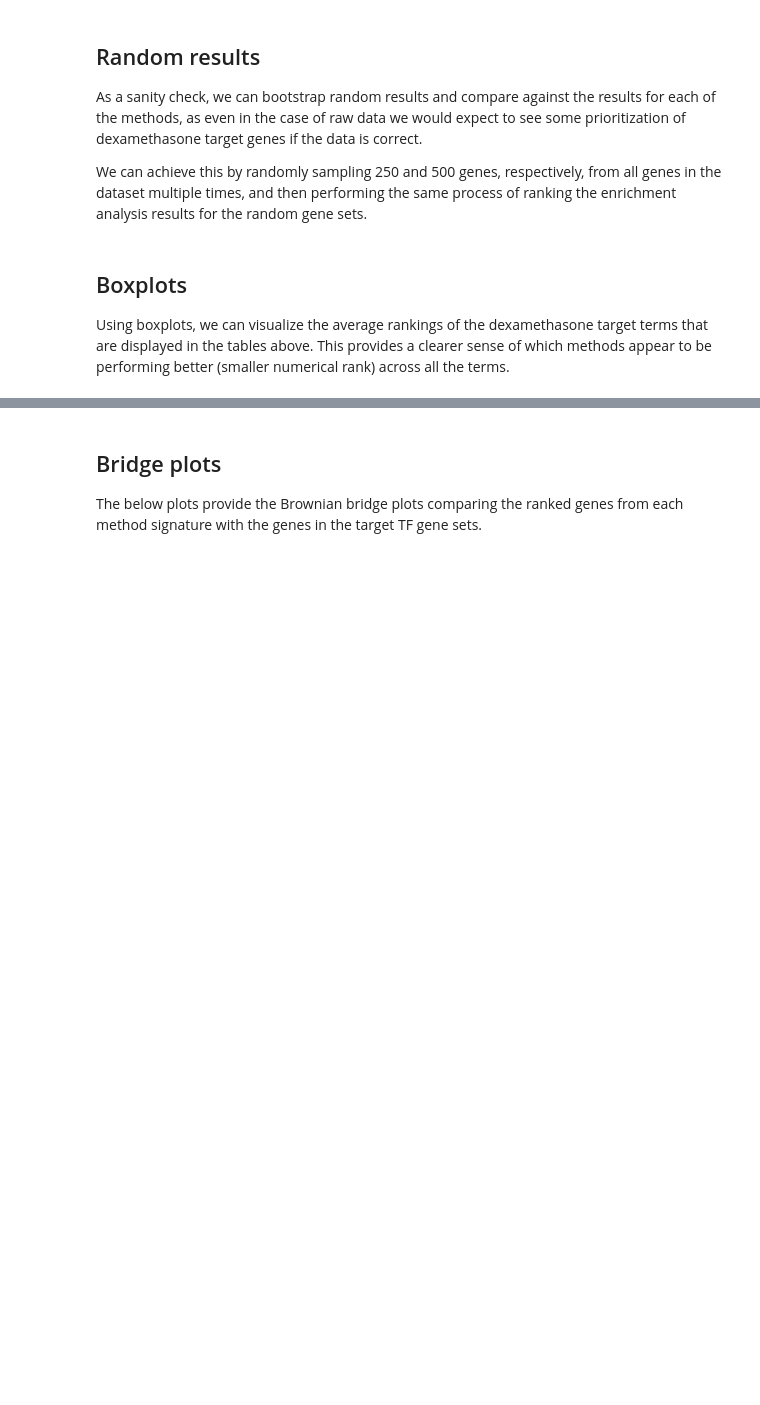
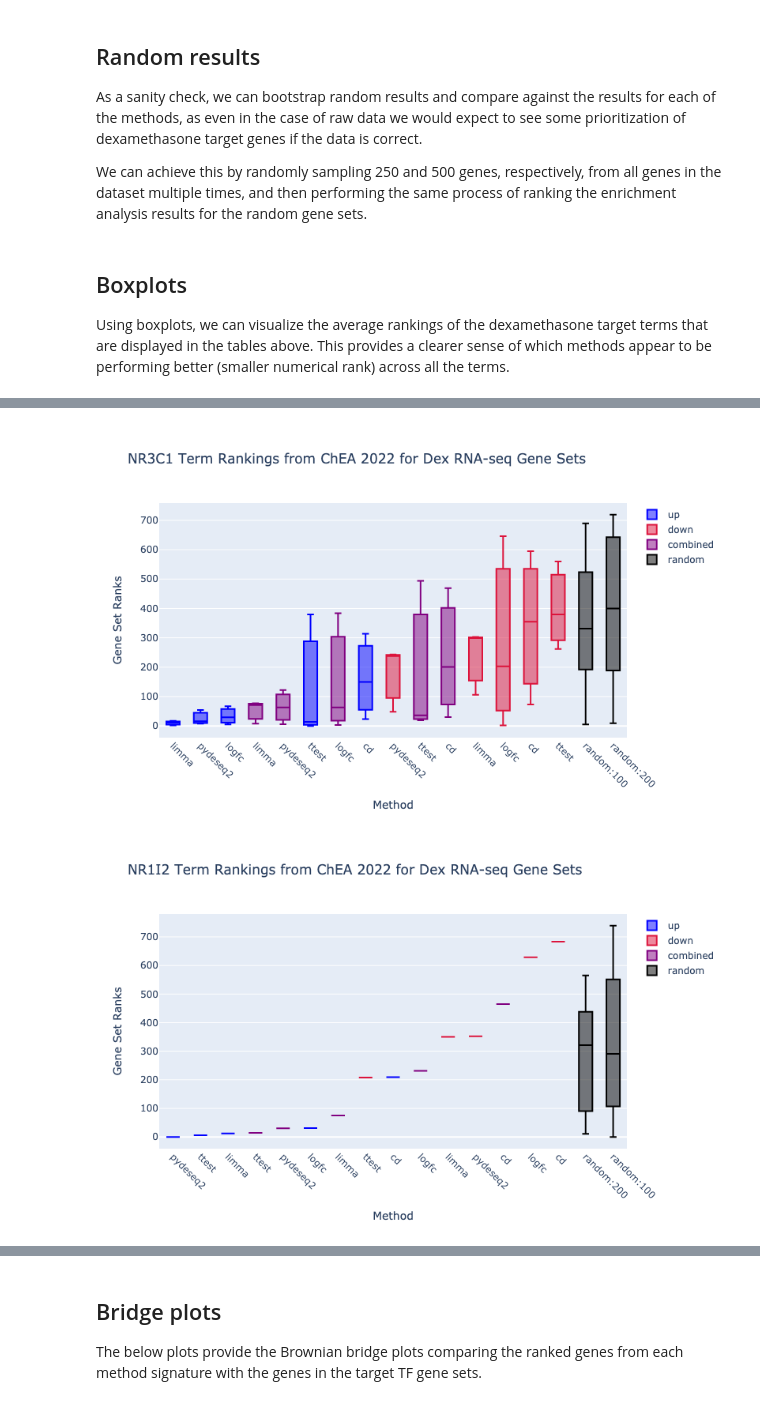
Before and after one commit to MaayanLab/dex-benchmark, a Jupyter notebook: Benchmarking_RNA-seq_DEG_Methods/benchmarking_RNAseq_DEGs.ipynb, the cells around one changed output, grey strips where cells are left out. Saved outputs shown, nothing was run; the diff lists cells and outputs as text; code cells hidden in the pictures; blank space fills up the shorter version.

```diff
--- a/Benchmarking_RNA-seq_DEG_Methods/benchmarking_RNAseq_DEGs.ipynb
+++ b/Benchmarking_RNA-seq_DEG_Methods/benchmarking_RNAseq_DEGs.ipynb
@@ -625,7 +628,7 @@ for tf in dex_chea2022_df['TF'].unique():
             'title': {'text': 'Direction of Gene Set'},
         },
         yaxis={
-            'title': {'text': 'Rank'}
+            'title': {'text': 'Gene Set Rank'}
         },
         showlegend=False
     )
@@ -729,0 +640,56 @@ for tf in dex_chea2022_df['TF'].unique():
+# %%
+method_color_map = {
+    'up': 'blue',
+    'down': 'crimson',
+    'combined': 'purple'
+}
+
+for tf in dex_chea2022_df['TF'].unique():
+    sub_df = dex_chea2022_df[dex_chea2022_df['TF']==tf]
+    sub_df = sub_df[sub_df['Term'].apply(lambda x: 'MLEC' not in x and 'WistarRat' not in x)]
+    x_order = sub_df.groupby(['Gene_Set']).mean(numeric_only=True).sort_values('Rank').reset_index().rename_axis('Order').reset_index().set_index('Gene_Set')
+    x_order['Labels'] = x_order.index.map(lambda x: x.split(':')[0]).tolist()
+    fig1 = go.Figure()
+    for d in sub_df['Direction'].unique():
+        d_df = sub_df[sub_df['Direction'] == d]
+        fig1.add_trace(
+            go.Box(
+                x=[x_order.loc[x, 'Order'] for x in d_df['Gene_Set']],
+                y=d_df['Rank'],
+                name=d,
+                marker_color=method_color_map[d]
+            )
+        )
+    sub_rand_df = rand_chea2022_df[rand_chea2022_df['TF'] == tf]
+    rand_x_order = sub_rand_df.groupby(['Gene_Set']).mean(numeric_only=True).sort_values('Rank').reset_index()
+    rand_x_order['Order'] = [x + x_order.shape[0] for x in rand_x_order.index.tolist()]
+    rand_x_order['Labels'] = rand_x_order['Gene_Set'].tolist()
+    rand_x_order = rand_x_order.set_index('Gene_Set')
+    fig1.add_trace(
+        go.Box(
+            x=[rand_x_order.loc[x, 'Order'] for x in sub_rand_df['Gene_Set']],
+            y=sub_rand_df['Rank'],
+            name='random',
+            marker_color='black'
+        )
+    )
+    fig1.update_layout(
+        width=800,
+        title_text=f"{tf} Term Rankings from ChEA 2022 for Dex RNA-seq Gene Sets",
+        xaxis={
+            'title': {'text': 'Method'},
+        },
+        yaxis={
+            'title': {'text': 'Gene Set Ranks'}
+        }
+    )
+    fig1.update_xaxes(
+        tickmode='array',
+        tickangle=45,
+        tickvals = x_order['Order'].tolist() + rand_x_order['Order'].tolist(),
+        ticktext=x_order['Labels'].tolist() + rand_x_order['Labels'].tolist()
+    )
+    fig1.show("png")
+# %% [output]
+[figure, added]
+[figure, added]
```
Also changed, not shown: parts of 19 cells of this notebook.
